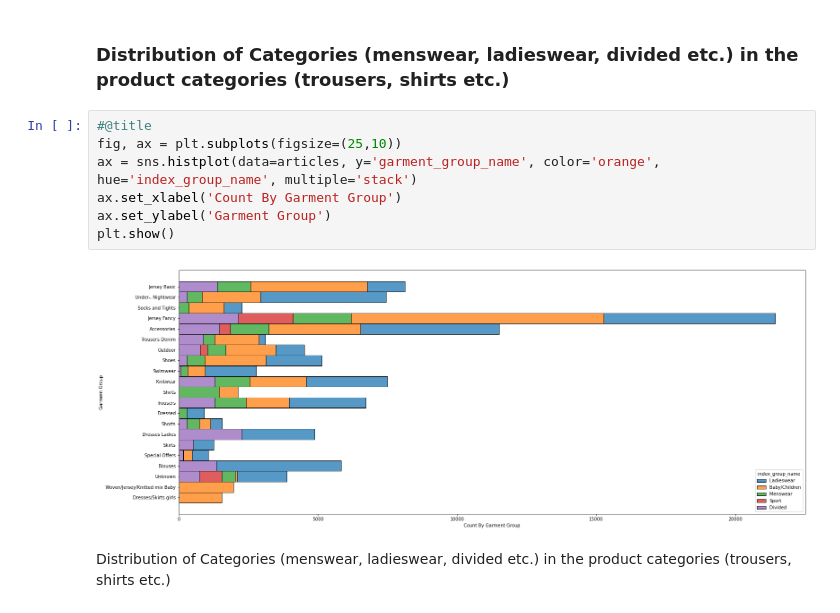
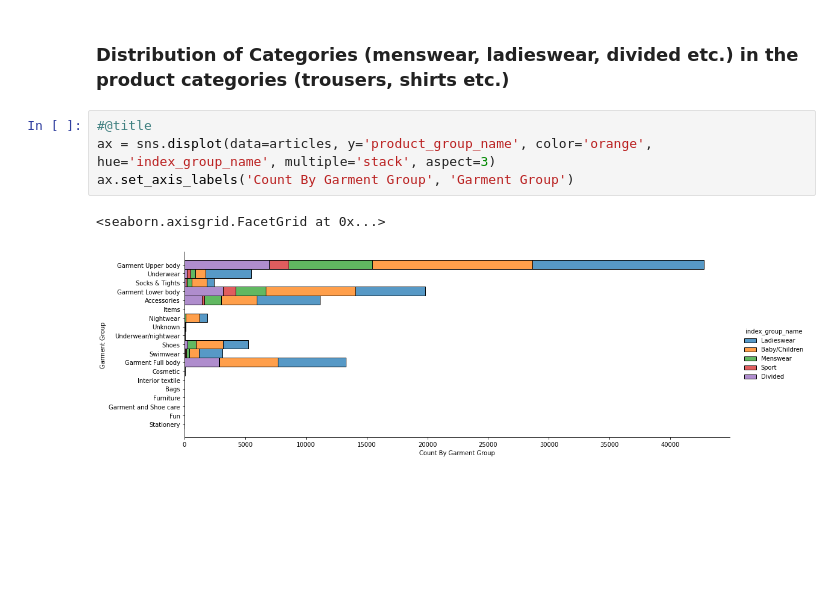
Before and after one commit to kaancceylan/exploratory-data-analysis, a Jupyter notebook: Kaggle_H&M_EDA.ipynb, the cells around one changed output. Saved outputs shown, nothing was run; the diff lists cells and outputs as text; blank space fills up the shorter version.

```diff
--- a/Kaggle_H&M_EDA.ipynb
+++ b/Kaggle_H&M_EDA.ipynb
@@ -132,12 +150,8 @@ It can now be seen easier that the dominant category is Ladieswear, which has al
 ### Distribution of Categories (menswear, ladieswear, divided etc.) in the product categories (trousers, shirts etc.)
 # %%
 #@title
-fig, ax = plt.subplots(figsize=(25,10))
-ax = sns.histplot(data=articles, y='garment_group_name', color='orange', hue='index_group_name', multiple='stack')
-ax.set_xlabel('Count By Garment Group')
-ax.set_ylabel('Garment Group')
-plt.show()
+ax = sns.displot(data=articles, y='product_group_name', color='orange', hue='index_group_name', multiple='stack', aspect=3)
+ax.set_axis_labels('Count By Garment Group', 'Garment Group')
 # %% [output]
+<seaborn.axisgrid.FacetGrid at 0x...>
-[figure, old version]
+[figure, new version]
-# %% [markdown]
-Distribution of Categories (menswear, ladieswear, divided etc.) in the product categories (trousers, shirts etc.)
```
Also changed, not shown: parts of 52 cells of this notebook.
